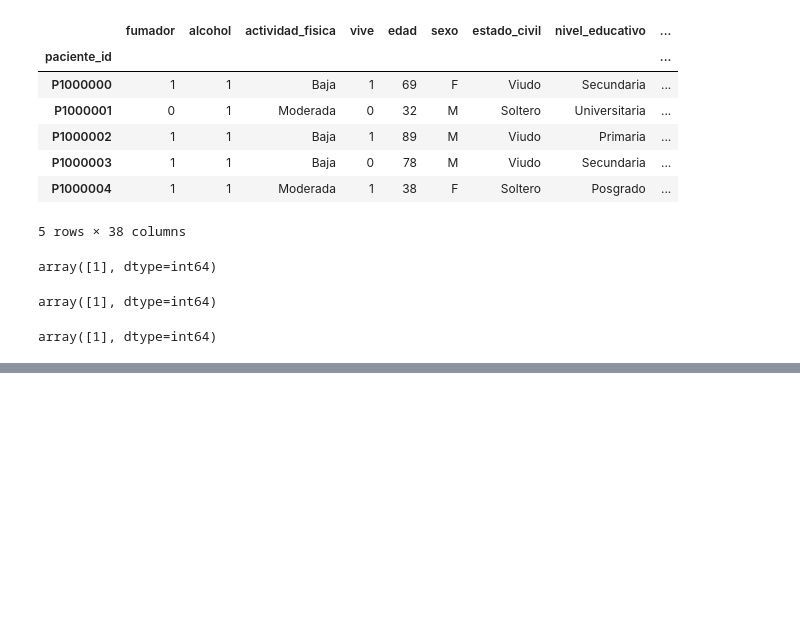
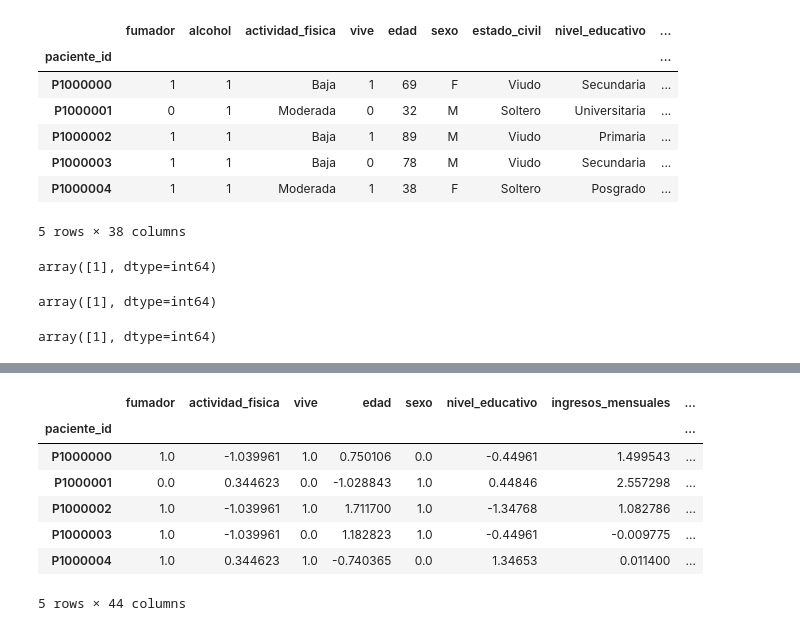
Before and after one commit to Nachosanchezz/Redes-neuronales, a Jupyter notebook: notebooks/01_preprocesamiento.ipynb, the cells around one changed output, grey strips where cells are left out. Cells and saved outputs as stored; diff of their text form; code cells hidden in the pictures; blank space fills up the shorter version.

```diff
--- a/notebooks/01_preprocesamiento.ipynb
+++ b/notebooks/01_preprocesamiento.ipynb
@@ -334,0 +359,19 @@ df.head()
+# %%
+# --- 2. Detectar columnas continuas (numéricas con más de 2 valores distintos) ---
+columnas_continuas = [col for col in df.select_dtypes(include=['float64', 'int64']).columns
+                      if df[col].nunique() > 2]
+
+# --- 3. Normalizar columnas continuas ---
+scaler = StandardScaler()
+df[columnas_continuas] = scaler.fit_transform(df[columnas_continuas])
+# %%
+df.head()
+# %% [output]
+|  | fumador | actividad_fisica | vive | edad | sexo | nivel_educativo | ingresos_mensuales | ... |
+| paciente_id |  |  |  |  |  |  |  | ... |
+| P1000000 | 1.0 | -1.039961 | 1.0 | 0.750106 | 0.0 | -0.44961 | 1.499543 | ... |
+| P1000001 | 0.0 | 0.344623 | 0.0 | -1.028843 | 1.0 | 0.44846 | 2.557298 | ... |
+| P1000002 | 1.0 | -1.039961 | 1.0 | 1.711700 | 1.0 | -1.34768 | 1.082786 | ... |
+| P1000003 | 1.0 | -1.039961 | 0.0 | 1.182823 | 1.0 | -0.44961 | -0.009775 | ... |
+| P1000004 | 1.0 | 0.344623 | 1.0 | -0.740365 | 0.0 | 1.34653 | 0.011400 | ... |
+5 rows × 44 columns
```
Also changed, not shown: parts of 10 cells of this notebook, 1 other file.
